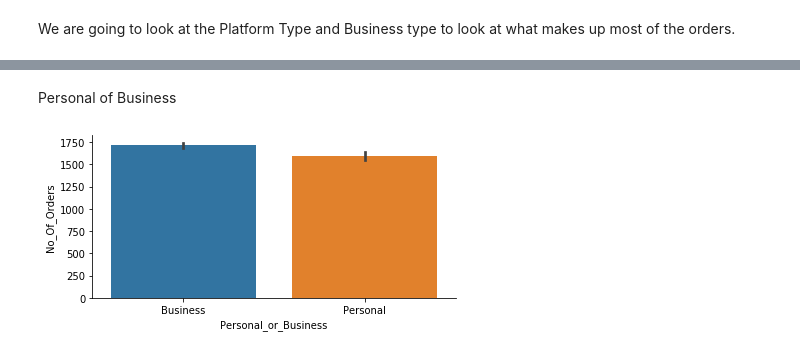
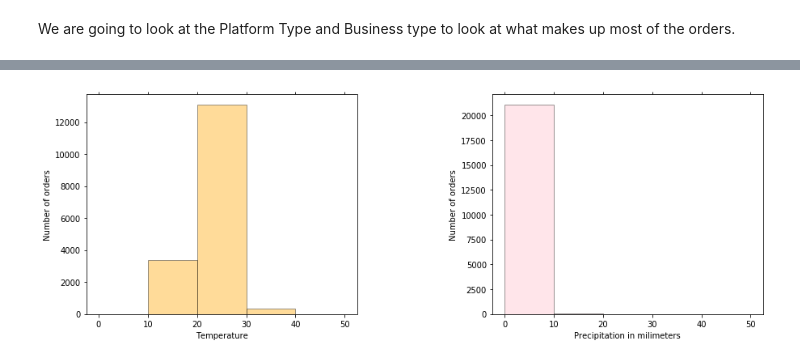
Before and after one commit to Team24-Regression/Regression_Predict_Package, a Jupyter notebook: notebook_team_24.ipynb, the cells around one changed output, grey strips where cells are left out. Cells and saved outputs as stored; diff of their text form; code cells hidden in the pictures.

```diff
--- a/notebook_team_24.ipynb
+++ b/notebook_team_24.ipynb
@@ -429 +520,23 @@ Platform_type = sns.factorplot(y="No_Of_Orders", x ="Platform_Type",
+# %%
+fig, axes = plt.subplots(1, 2,figsize=(15,5))
+
+
+sns.distplot(Train_df['Temperature'],ax=axes[0], bins=np.arange(0,60,10),kde=False, color='orange')
+ax.set(xlabel='Temperature', ylabel='Number of orders')
+plt.rcParams["patch.force_edgecolor"] = True
+plt.xlabel('Distance')
+plt.ylabel('Number of orders')
+
+sns.distplot(Train_df['Precipitation_in_millimeters'],ax=axes[1], bins=np.arange(0,60,10),kde=False, color='pink')
+ax.set(xlabel='Precipitation in millimeters', ylabel='Number of orders')
+plt.rcParams["patch.force_edgecolor"] = True
+plt.xlabel('Distance')
+plt.ylabel('Number of orders')
+
+axes[0].set(xlabel="Temperature", ylabel="Number of orders")
+axes[1].set(xlabel="Precipitation in milimeters", ylabel="Number of orders")
+fig.subplots_adjust(wspace=0.5)
+plt.show()
+# %% [output]
+[figure, added]
 # %%
@@ -431,7 +543,0 @@ Platform_type = sns.factorplot(y="No_Of_Orders", x ="Platform_Type",
-# %% [markdown]
-Personal of Business
-# %%
-Personal_bussiness = sns.factorplot(y="No_Of_Orders", x ="Personal_or_Business",
-                          size=3, kind='bar', aspect=2, data=Train_df)
-# %% [output]
-[figure, removed]
```
Also changed, not shown: parts of 38 cells of this notebook.
